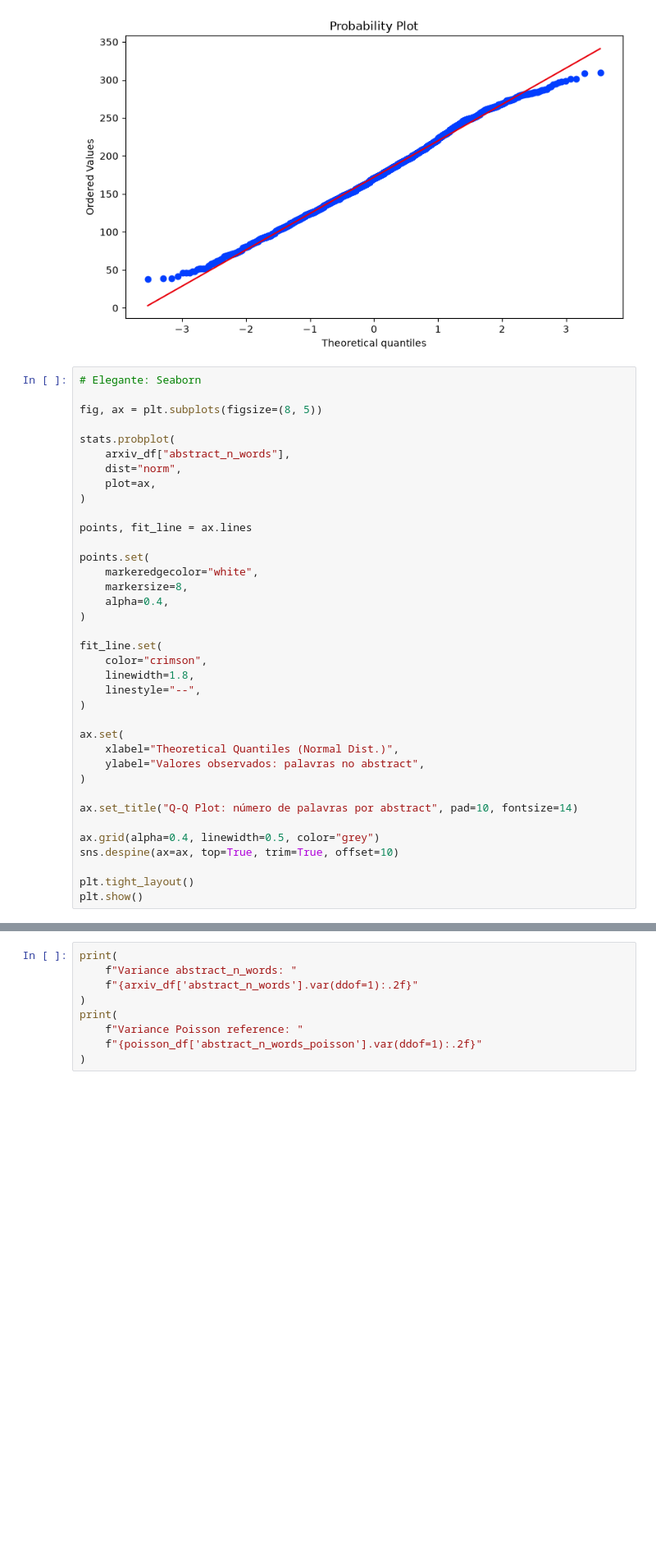
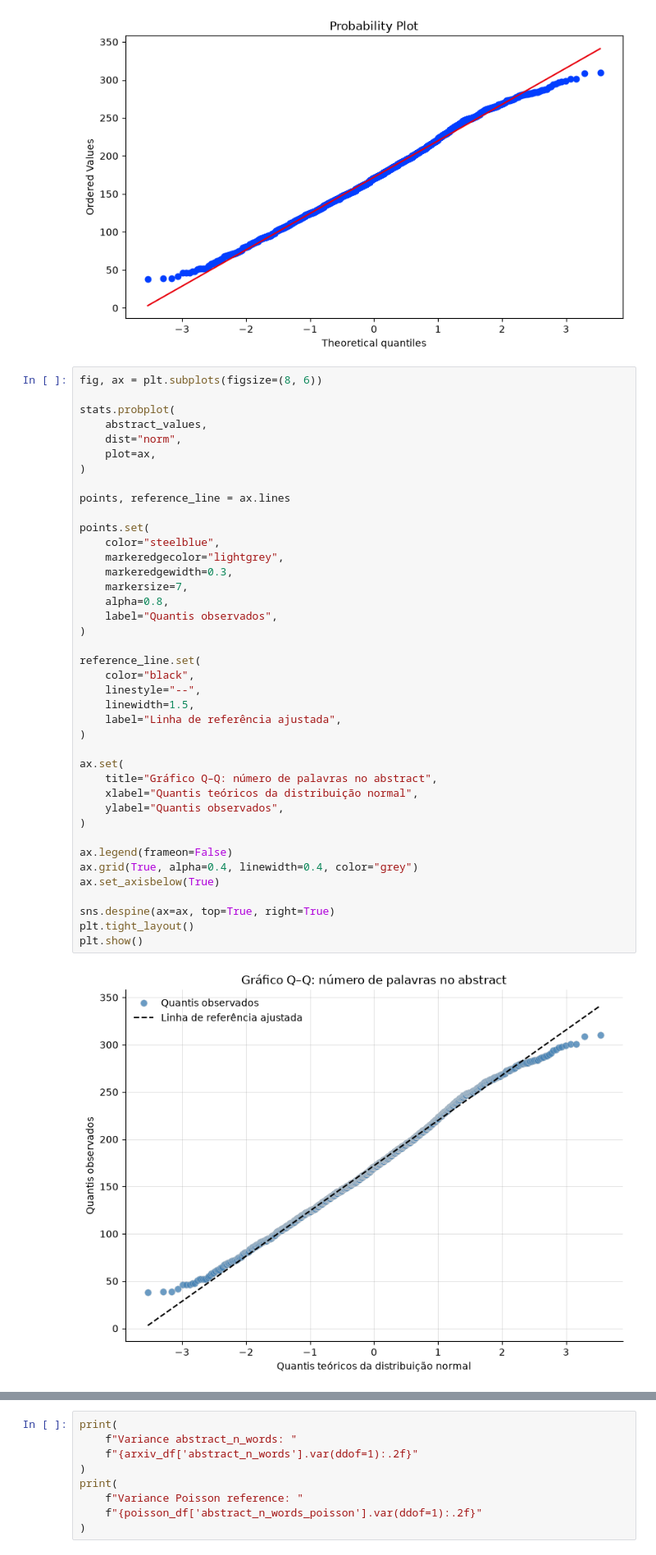
Before and after one commit to jhlopesalves/eda_humanidades, a Jupyter notebook: encontro_6/enc_6.ipynb, the cells around one changed output, grey strips where cells are left out. Shown at 82% size. Cells and saved outputs as stored; diff of their text form; blank space fills up the shorter version.

Commit message:
REF: Padronizar gráfico Q-Q do Encontro 6

```diff
--- a/encontro_6/enc_6.ipynb
+++ b/encontro_6/enc_6.ipynb
@@ -602,42 +610,47 @@ plt.show()
 # %% [output]
 [figure]
 # %%
-# Elegante: Seaborn
-
-fig, ax = plt.subplots(figsize=(8, 5))
+fig, ax = plt.subplots(figsize=(8, 6))
 
 stats.probplot(
-    arxiv_df["abstract_n_words"],
+    abstract_values,
     dist="norm",
     plot=ax,
 )
 
-points, fit_line = ax.lines
+points, reference_line = ax.lines
 
 points.set(
-    markeredgecolor="white",
-    markersize=8,
-    alpha=0.4,
+    color="steelblue",
+    markeredgecolor="lightgrey",
+    markeredgewidth=0.3,
+    markersize=7,
+    alpha=0.8,
+    label="Quantis observados",
 )
 
-fit_line.set(
-    color="crimson",
-    linewidth=1.8,
+reference_line.set(
+    color="black",
     linestyle="--",
+    linewidth=1.5,
+    label="Linha de referência ajustada",
 )
 
 ax.set(
-    xlabel="Theoretical Quantiles (Normal Dist.)",
-    ylabel="Valores observados: palavras no abstract",
+    title="Gráfico Q–Q: número de palavras no abstract",
+    xlabel="Quantis teóricos da distribuição normal",
+    ylabel="Quantis observados",
 )
 
-ax.set_title("Q-Q Plot: número de palavras por abstract", pad=10, fontsize=14)
+ax.legend(frameon=False)
+ax.grid(True, alpha=0.4, linewidth=0.4, color="grey")
+ax.set_axisbelow(True)
 
-ax.grid(alpha=0.4, linewidth=0.5, color="grey")
-sns.despine(ax=ax, top=True, trim=True, offset=10)
-
+sns.despine(ax=ax, top=True, right=True)
 plt.tight_layout()
 plt.show()
+# %% [output]
+[figure, added]
 # %% [markdown]
 ### Comparando a distribuição simulada (Poisson) vs. a variável real
 
```
Also changed, not shown: parts of 9 cells of this notebook.
